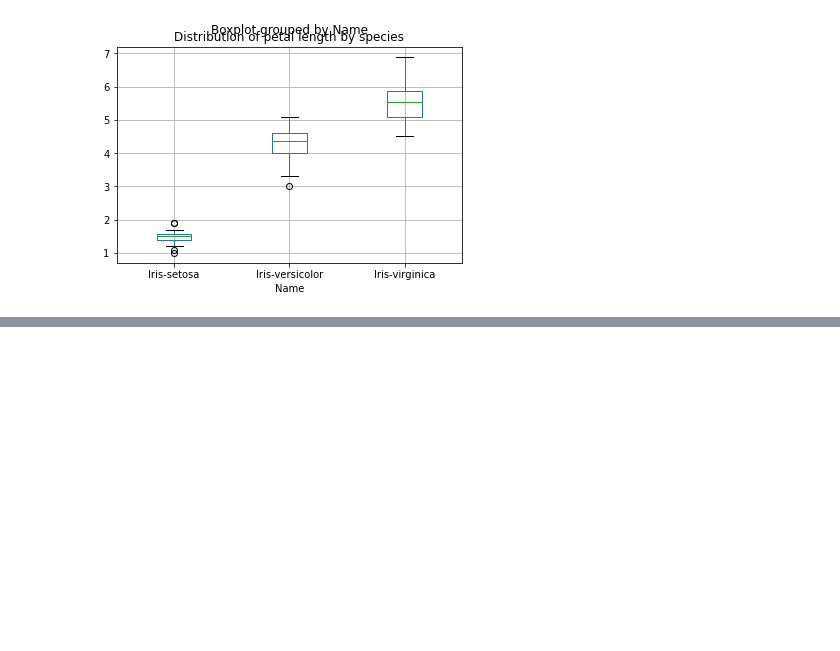
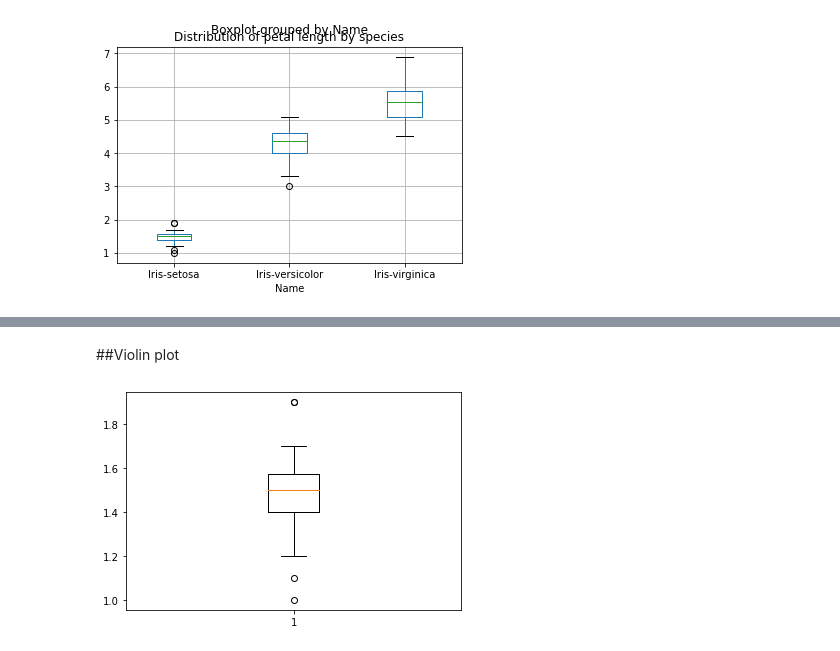
Before and after one commit to Nunticha24/data_viz_2022, a Jupyter notebook: DataViz02_Data_Distribution.ipynb, the cells around one changed output, grey strips where cells are left out. Cells and saved outputs as stored; diff of their text form; code cells hidden in the pictures; blank space fills up the shorter version.

```diff
--- a/DataViz02_Data_Distribution.ipynb
+++ b/DataViz02_Data_Distribution.ipynb
@@ -346,0 +415,6 @@ plt.title('Distribution of petal length by species');
+# %% [markdown]
+##Violin plot
+# %%
+bb = plt.boxplot(df['PetalLength'][:50])
+# %% [output]
+[figure, added]
```
Also changed, not shown: parts of 30 cells of this notebook.
